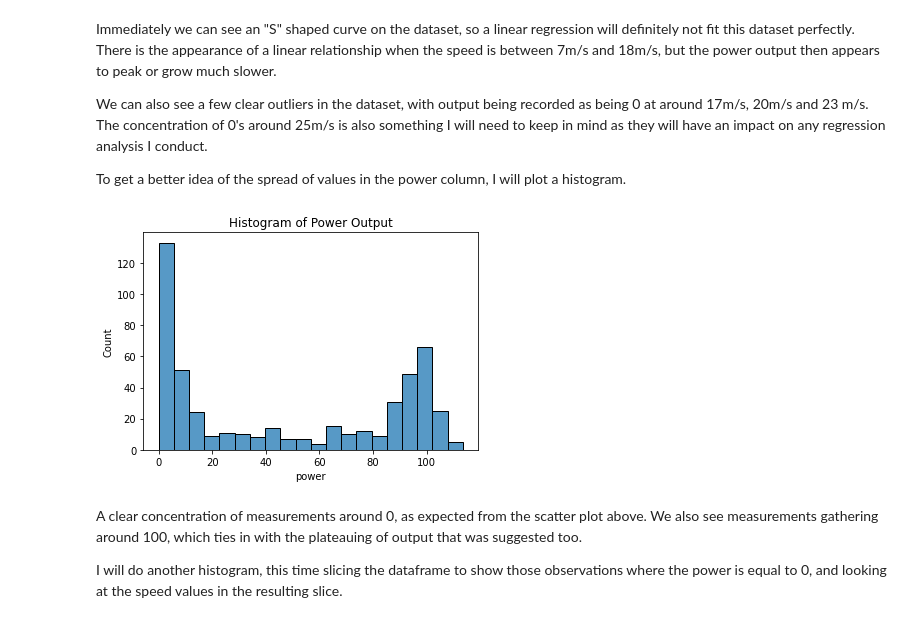
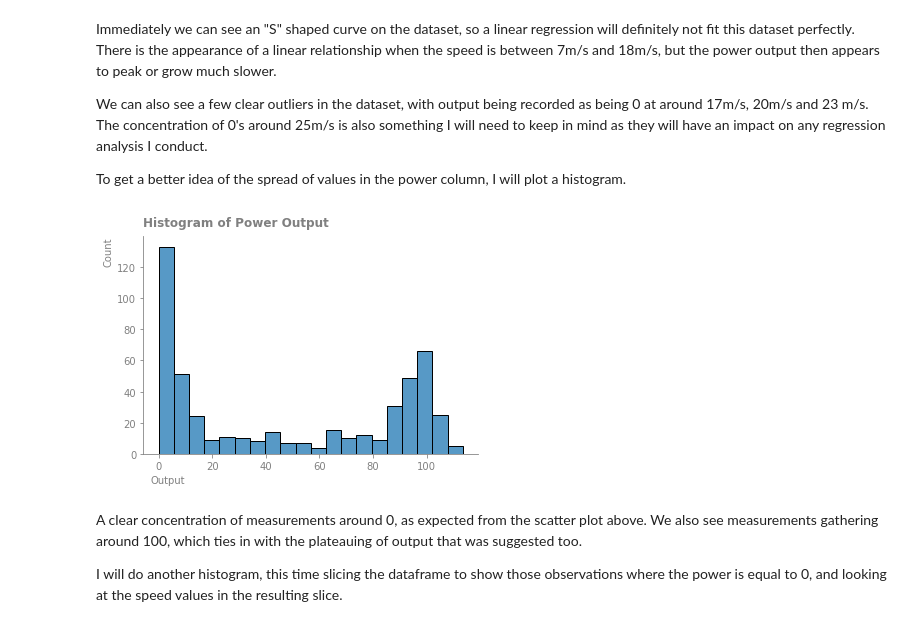
Before and after one commit to OtherBrian/fda-regression_project, a Jupyter notebook: Regression Project.ipynb, the cells around one changed output. Saved outputs shown, nothing was run; the diff lists cells and outputs as text; code cells hidden in the pictures.

```diff
--- a/Regression Project.ipynb
+++ b/Regression Project.ipynb
@@ -111,12 +114,15 @@ Immediately we can see an "S" shaped curve on the dataset, so a linear regressio
 We can also see a few clear outliers in the dataset, with output being recorded as being 0 at around 17m/s, 20m/s and 23 m/s. The concentration of 0's around 25m/s is also something I will need to keep in mind as they will have an impact on any regression analysis I conduct.
 
 To get a better idea of the spread of values in the power column, I will plot a histogram.
-# %%
-ax = sns.histplot(power_output_df.power, bins = 20)
-plt.title('Histogram of Power Output')
-ax;
-# %% [output]
-[figure, removed]
+# %%
+fig, ax = plt.subplots()
+ax = sns.histplot(power_output_df.power, bins = 20)
+format_plots(ax, 'Histogram of Power Output', hist=True)
+ax.set_xlabel('Output', position = (0.125, 0.03), ha = 'right', color = '#808080')
+ax.set_ylabel('Count', position = (0.12, 1), ha = 'right', color = '#808080')
+ax;
+# %% [output]
+[figure, added]
 # %% [markdown]
 A clear concentration of measurements around 0, as expected from the scatter plot above. We also see measurements gathering around 100, which ties in with the plateauing of output that was suggested too.
 
```
Also changed, not shown: parts of 10 cells of this notebook.
